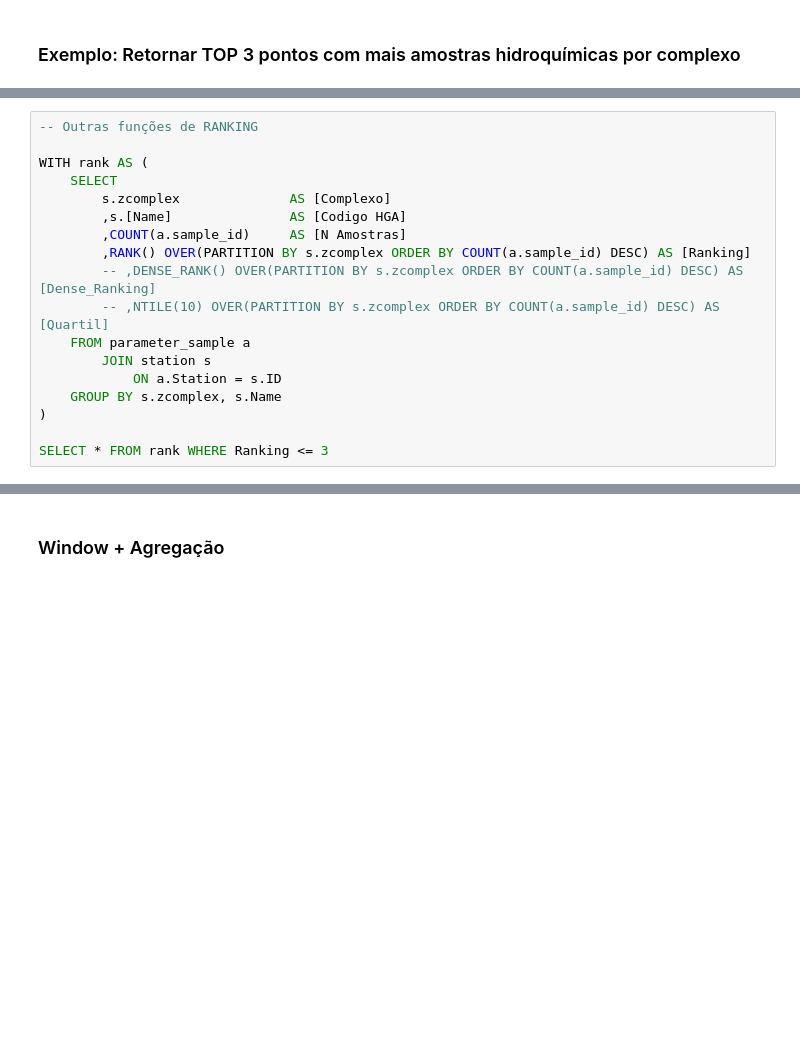
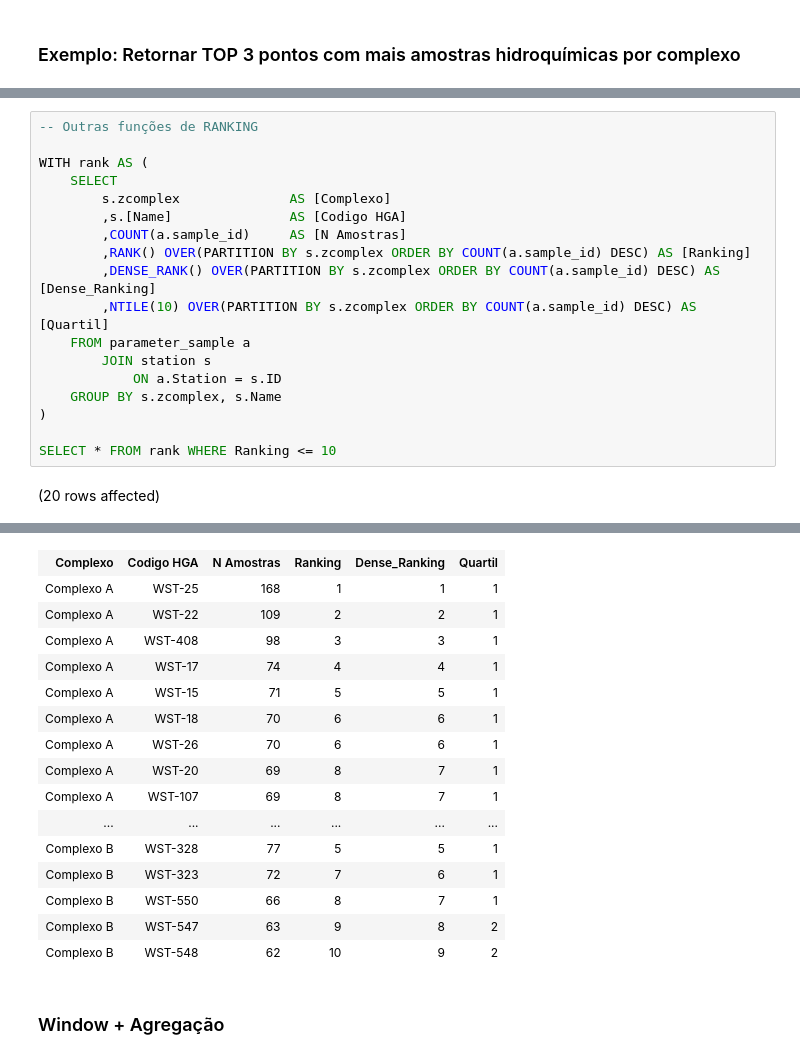
Before and after one commit to Waterservicestech/treinamento-sql-digital, a Jupyter notebook: notebooks/Aula03_TecnicasAvancadas.ipynb, the cells around one changed output, grey strips where cells are left out. Saved outputs shown, nothing was run; the diff lists cells and outputs as text; blank space fills up the shorter version.

```diff
--- a/notebooks/Aula03_TecnicasAvancadas.ipynb
+++ b/notebooks/Aula03_TecnicasAvancadas.ipynb
@@ -233,12 +388,14 @@ WITH rank AS (
         ,s.[Name]				AS [Codigo HGA]
         ,COUNT(a.sample_id)		AS [N Amostras]
         ,RANK() OVER(PARTITION BY s.zcomplex ORDER BY COUNT(a.sample_id) DESC) AS [Ranking]
-        -- ,DENSE_RANK() OVER(PARTITION BY s.zcomplex ORDER BY COUNT(a.sample_id) DESC) AS [Dense_Ranking]
-        -- ,NTILE(10) OVER(PARTITION BY s.zcomplex ORDER BY COUNT(a.sample_id) DESC) AS [Quartil]
+        ,DENSE_RANK() OVER(PARTITION BY s.zcomplex ORDER BY COUNT(a.sample_id) DESC) AS [Dense_Ranking]
+        ,NTILE(10) OVER(PARTITION BY s.zcomplex ORDER BY COUNT(a.sample_id) DESC) AS [Quartil]
     FROM parameter_sample a
         JOIN station s
             ON a.Station = s.ID
     GROUP BY s.zcomplex, s.Name
 )
 
-SELECT * FROM rank WHERE Ranking <= 3
+SELECT * FROM rank WHERE Ranking <= 10
+# %% [output]
+(20 rows affected)
@@ -245,3 +403,19 @@ SELECT * FROM rank WHERE Ranking <= 3
+| Complexo | Codigo HGA | N Amostras | Ranking | Dense_Ranking | Quartil |
+| Complexo A | WST-25 | 168 | 1 | 1 | 1 |
+| Complexo A | WST-22 | 109 | 2 | 2 | 1 |
+| Complexo A | WST-408 | 98 | 3 | 3 | 1 |
+| Complexo A | WST-17 | 74 | 4 | 4 | 1 |
+| Complexo A | WST-15 | 71 | 5 | 5 | 1 |
+| Complexo A | WST-18 | 70 | 6 | 6 | 1 |
+| Complexo A | WST-26 | 70 | 6 | 6 | 1 |
+| Complexo A | WST-20 | 69 | 8 | 7 | 1 |
+| Complexo A | WST-107 | 69 | 8 | 7 | 1 |
+| ... | ... | ... | ... | ... | ... |
+| Complexo B | WST-328 | 77 | 5 | 5 | 1 |
+| Complexo B | WST-323 | 72 | 7 | 6 | 1 |
+| Complexo B | WST-550 | 66 | 8 | 7 | 1 |
+| Complexo B | WST-547 | 63 | 9 | 8 | 2 |
+| Complexo B | WST-548 | 62 | 10 | 9 | 2 |
 # %% [markdown]
 ### Window + Agregação
 # %%
```
Also changed, not shown: parts of 20 cells of this notebook, 12 other files.
